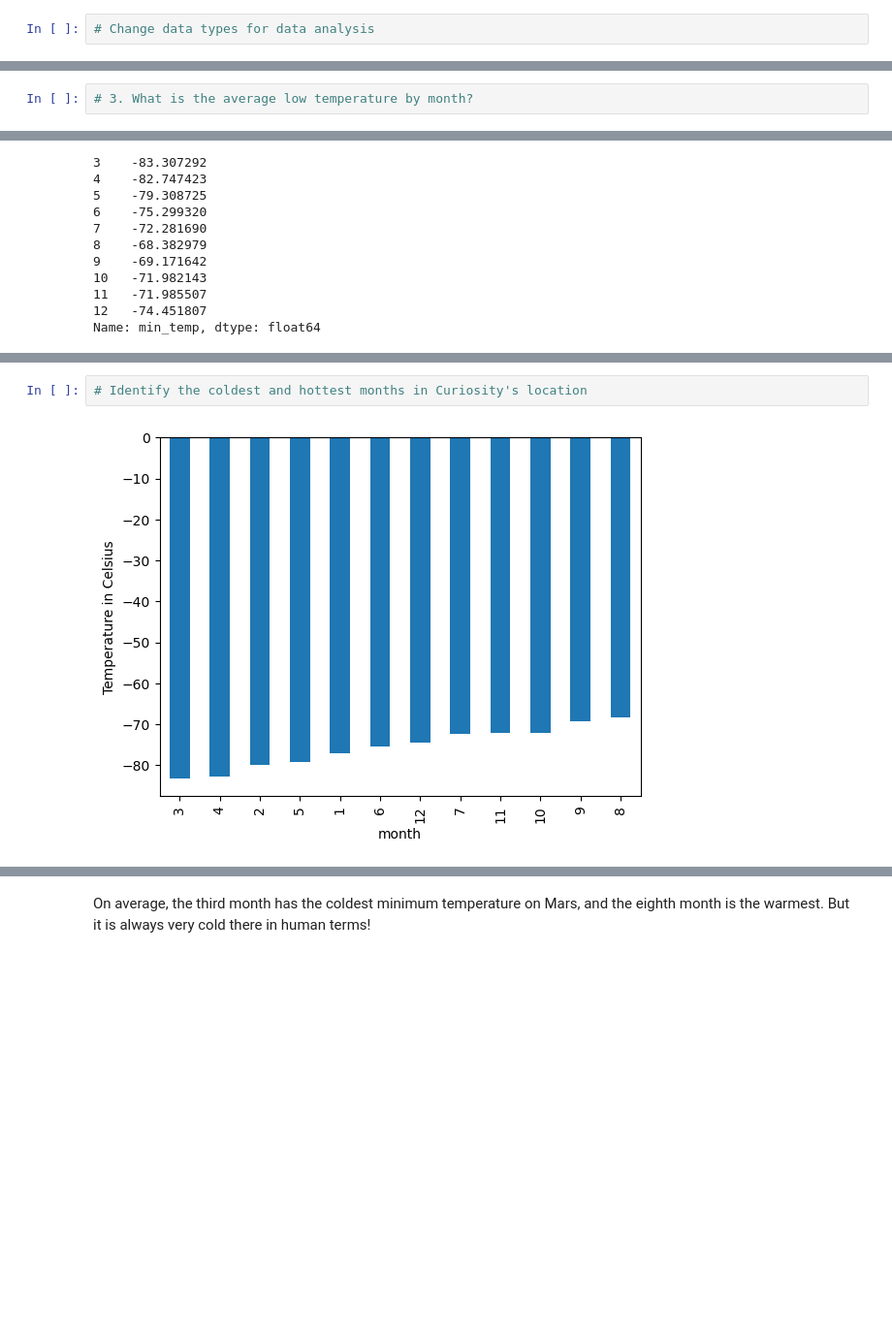
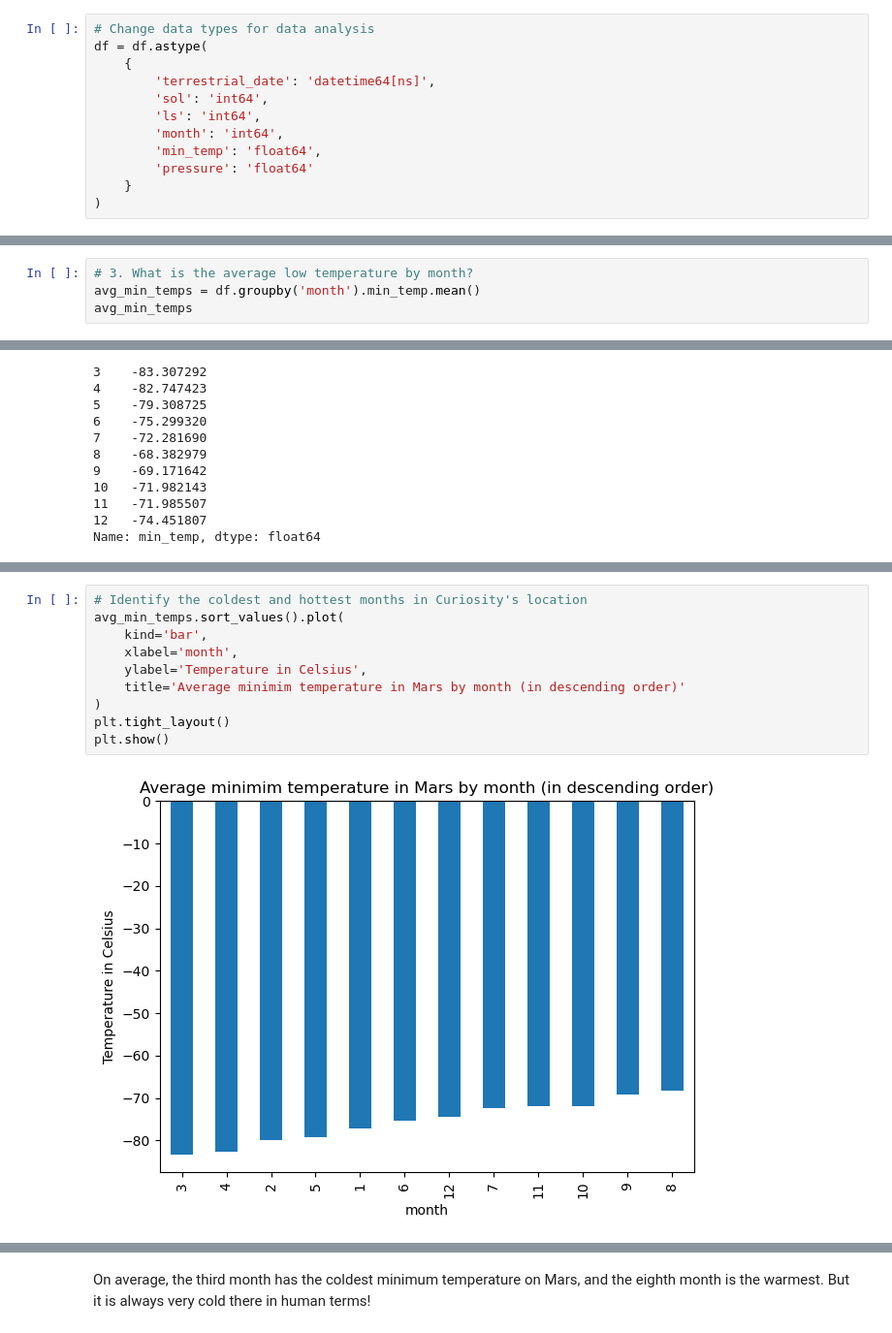
Before and after one commit to tsbarr/challenge-11, a Jupyter notebook: part_2_mars_weather.ipynb, the cells around one changed output, grey strips where cells are left out. Shown at 97% size. Cells and saved outputs as stored; diff of their text form; blank space fills up the shorter version.

```diff
--- a/part_2_mars_weather.ipynb
+++ b/part_2_mars_weather.ipynb
@@ -102,5 +103,15 @@ pressure            object
 dtype: object
 # %%
 # Change data types for data analysis
+df = df.astype(
+    {
+        'terrestrial_date': 'datetime64[ns]',
+        'sol': 'int64',
+        'ls': 'int64',
+        'month': 'int64',
+        'min_temp': 'float64',
+        'pressure': 'float64'
+    }
+)
 # %%
 # Confirm type changes were successful by examining data types again
@@ -151,6 +165,8 @@ Name: month, dtype: int64
 1867
 # %%
 # 3. What is the average low temperature by month?
+avg_min_temps = df.groupby('month').min_temp.mean()
+avg_min_temps
 # %% [output]
 month
 1    -77.160920
@@ -173,6 +197,14 @@ Name: min_temp, dtype: float64
 # %%
 # Identify the coldest and hottest months in Curiosity's location
+avg_min_temps.sort_values().plot(
+    kind='bar',
+    xlabel='month',
+    ylabel='Temperature in Celsius',
+    title='Average minimim temperature in Mars by month (in descending order)'
+)
+plt.tight_layout()
+plt.show()
 # %% [output]
-[figure, old version]
+[figure, new version]
 # %%
 # 4. Average pressure by Martian month
```
Also changed, not shown: parts of 11 cells of this notebook.
